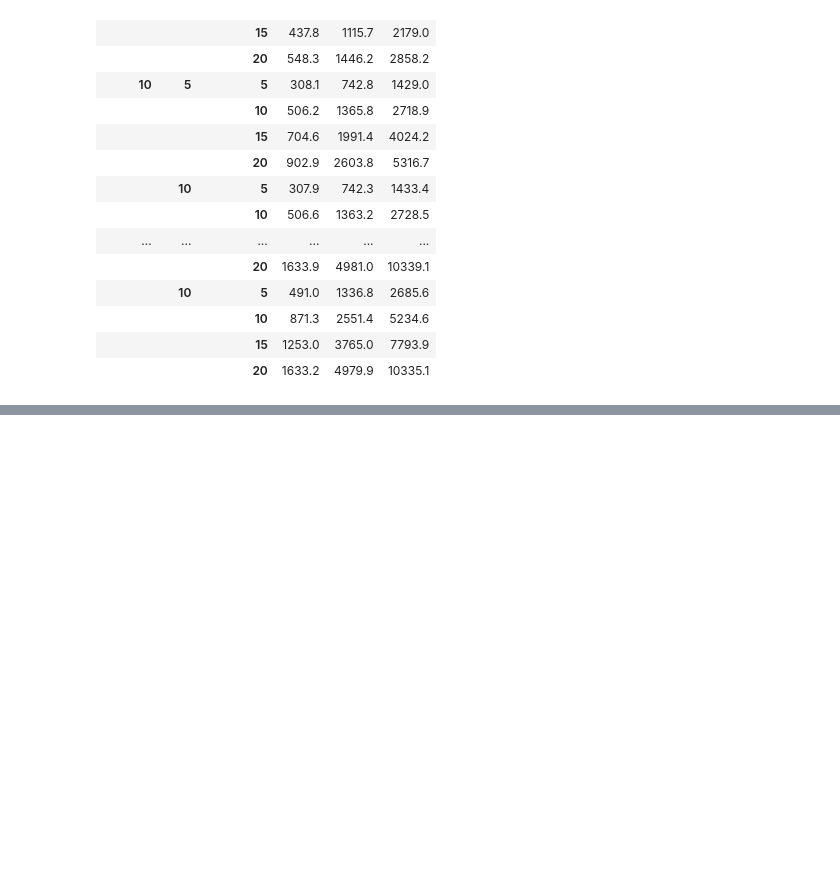
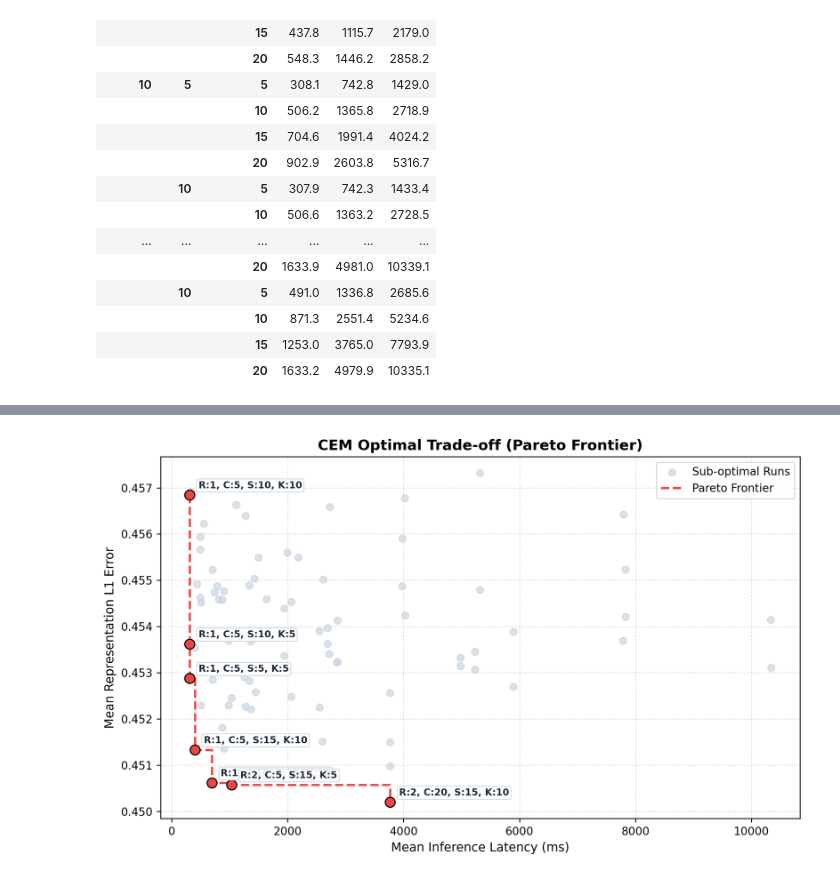
Before and after one commit to csu-signal/vjepa2, a Jupyter notebook: notebooks/ultrasound_probe_guidance/exploring_cem.ipynb, the cells around one changed output, grey strips where cells are left out. Drawn from its saved outputs; the diff is of its cells as text; code cells hidden in the pictures; blank space fills up the shorter version.

```diff
--- a/notebooks/ultrasound_probe_guidance/exploring_cem.ipynb
+++ b/notebooks/ultrasound_probe_guidance/exploring_cem.ipynb
@@ -210,0 +152,84 @@ with sns.axes_style("whitegrid"):
+# %%
+# 1. Compute the Pareto frontier (strictly minimizing latency & L1 error)
+df_sorted = df_results.sort_values(
+    by=["mean_inference_latency_ms", "mean_rep_l1_error"]
+)
+pareto_rows = []
+min_error = float("inf")
+
+for _, row in df_sorted.iterrows():
+    if row["mean_rep_l1_error"] < min_error:
+        pareto_rows.append(row)
+        min_error = row["mean_rep_l1_error"]
+
+df_pareto = pd.DataFrame(pareto_rows)
+
+# 2. Plot
+fig, ax = plt.subplots(figsize=(9, 5.5), dpi=120)
+
+# All runs in the background
+ax.scatter(
+    df_results["mean_inference_latency_ms"],
+    df_results["mean_rep_l1_error"],
+    color="#cbd5e1",
+    s=40,
+    alpha=0.7,
+    label="Sub-optimal Runs",
+    zorder=2,
+)
+
+# Pareto frontier line and markers
+ax.step(
+    df_pareto["mean_inference_latency_ms"],
+    df_pareto["mean_rep_l1_error"],
+    where="post",
+    color="#ef4444",
+    linewidth=2,
+    linestyle="--",
+    label="Pareto Frontier",
+    zorder=3,
+)
+ax.scatter(
+    df_pareto["mean_inference_latency_ms"],
+    df_pareto["mean_rep_l1_error"],
+    color="#ef4444",
+    s=80,
+    edgecolor="black",
+    linewidth=1,
+    zorder=4,
+)
+
+# 3. Label only the Pareto optimal configurations
+for _, row in df_pareto.iterrows():
+    tag = f"R:{int(row['rollout'])}, C:{int(row['cem_steps'])}, S:{int(row['samples'])}, K:{int(row['topk'])}"
+    ax.annotate(
+        tag,
+        (row["mean_inference_latency_ms"], row["mean_rep_l1_error"]),
+        xytext=(8, 6),
+        textcoords="offset points",
+        fontsize=8.5,
+        fontweight="semibold",
+        color="#1e293b",
+        bbox=dict(
+            boxstyle="round,pad=0.2",
+            fc="white",
+            ec="#cbd5e1",
+            lw=0.8,
+            alpha=0.9,
+        ),
+        zorder=5,
+    )
+
+# Styling
+ax.set_title(
+    "CEM Optimal Trade-off (Pareto Frontier)", fontsize=13, fontweight="bold"
+)
+ax.set_xlabel("Mean Inference Latency (ms)", fontsize=11)
+ax.set_ylabel("Mean Representation L1 Error", fontsize=11)
+ax.grid(True, linestyle=":", alpha=0.6)
+ax.legend(frameon=True, loc="upper right")
+
+plt.tight_layout()
+plt.show()
+# %% [output]
+[figure, added]
```
Also changed, not shown: parts of 15 cells of this notebook.
